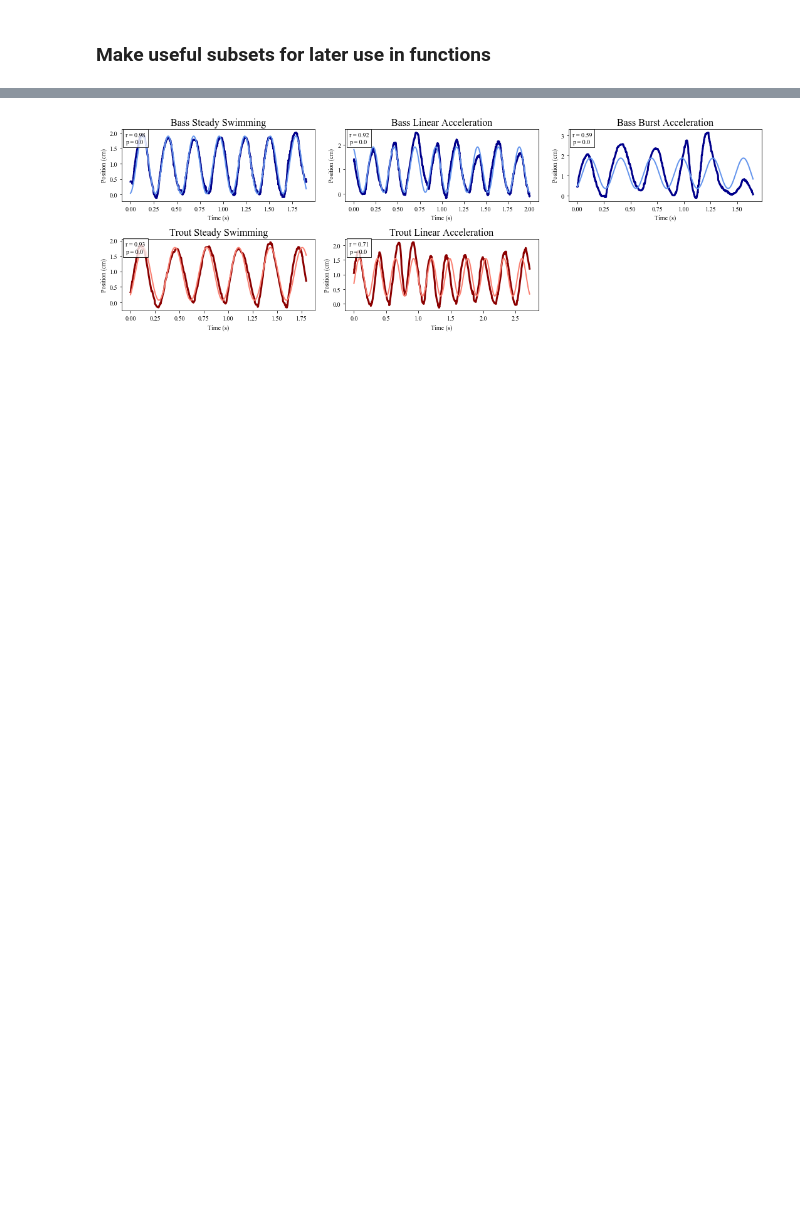
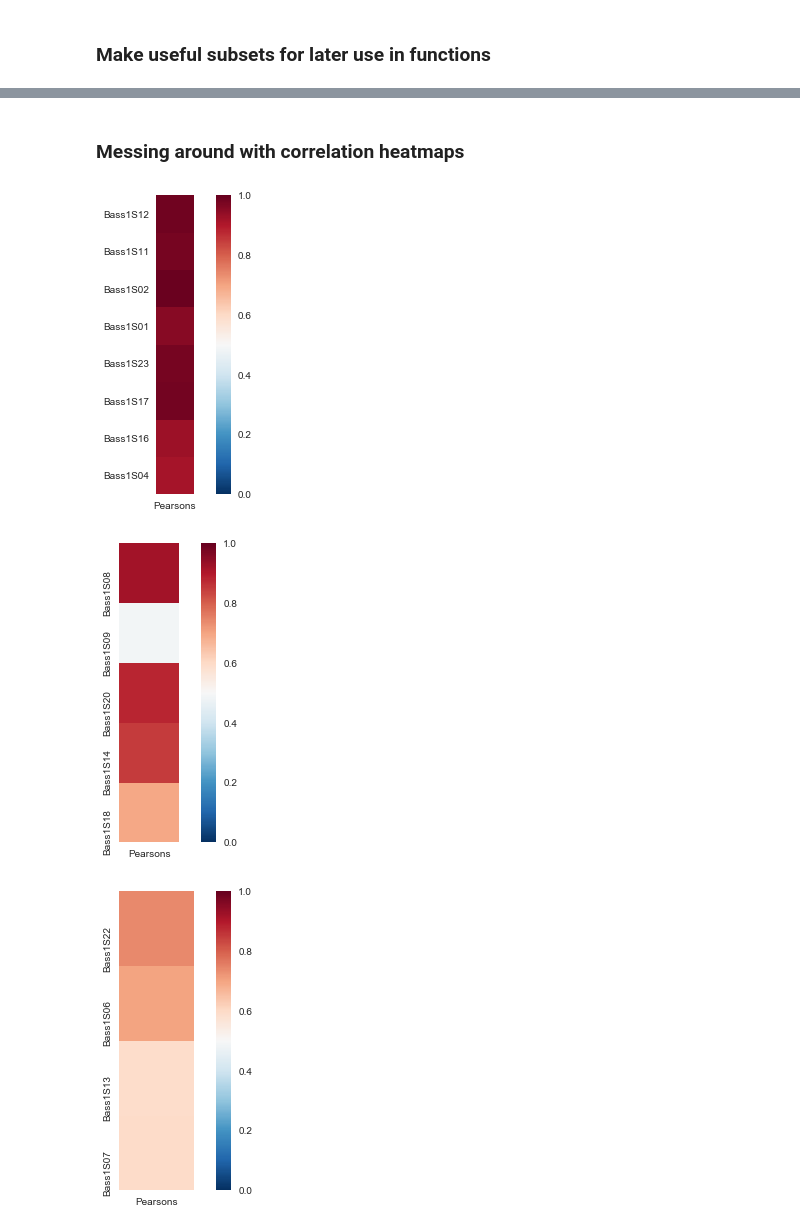
Before and after one commit to kfeilich/FishTrackProcessing, a Jupyter notebook: AccelerationCodeTesting.ipynb, the cells around one changed output, grey strips where cells are left out. Saved outputs shown, nothing was run; the diff lists cells and outputs as text; code cells hidden in the pictures; blank space fills up the shorter version.

Commit message:
Additions to ms draft, messing in jupyter notebook with correlation heatmaps

```diff
--- a/AccelerationCodeTesting.ipynb
+++ b/AccelerationCodeTesting.ipynb
@@ -99,26 +50,48 @@ def plot_fit_sine_forfig(nrows, ncols, number, trial, tracklist,
-# %%
-plt.style.use('mystyle.mplstyle')
-
-fig4 = plt.figure(figsize = (15,5))
-
-
-# Bass Steady De-trended trace, 2Ls
-ax1_4 = plot_fit_sine_forfig(2, 3, 1, 'Bass1S11', tracklist, corr_w_sin)
-ax1_4.set_title('Bass Steady Swimming')
-# Bass LinAcc De-trended trace,2Ls
-ax2_4 = plot_fit_sine_forfig(2, 3, 2, 'Bass1S08', tracklist, corr_w_sin)
-ax2_4.set_title('Bass Linear Acceleration')
-# Bass Burst De-trended trace, 2Ls
-ax3_4 = plot_fit_sine_forfig(2, 3, 3, 'Bass1S13', tracklist, corr_w_sin)
-ax3_4.set_title('Bass Burst Acceleration')
-# Trout Steady De-trended
-ax7_3 = plot_fit_sine_forfig(2, 3, 4, 'BTrout1S03', tracklist, corr_w_sin)
-ax7_3.set_title('Trout Steady Swimming')
-# Trout LinAcc De-trended trace, 2Ls
-ax8_3 = plot_fit_sine_forfig(2, 3, 5, 'BTrout2S01', tracklist, corr_w_sin)
-ax8_3.set_title('Trout Linear Acceleration')
-plt.tight_layout()
-
-plt.show()
-# %% [output]
-[figure, removed]
+# %%
+bass_steady_corr_w_sin = sin_corr(bass_steady_subset, tracklist, finbeat_byT)
+trout_steady_corr_w_sin = sin_corr(trout_steady_subset, tracklist, finbeat_byT)
+
+bass_linacc_corr_w_sin = sin_corr(bass_linacc_subset, tracklist, finbeat_byT)
+trout_linacc_corr_w_sin = sin_corr(trout_linacc_subset, tracklist, finbeat_byT)
+
+bass_burst_corr_w_sin = sin_corr(bass_burst_subset, tracklist, finbeat_byT)
+trout_burst_corr_w_sin = sin_corr(trout_burst_subset, tracklist, finbeat_byT)
+
+
+#plot_fit_sine(trout_subset, tracklist, corr_w_sin)
+# %% [markdown]
+### Messing around with correlation heatmaps
+# %%
+bass_steady_corr_sort = bass_steady_corr_w_sin.sort_values(by=['Behavior', 'InitSpd', 'Pearsons'], ascending = False)
+trout_steady_corr_sort = trout_steady_corr_w_sin.sort_values(by=['Behavior', 'InitSpd', 'Pearsons'], ascending = False)
+
+bass_linacc_corr_sort = bass_linacc_corr_w_sin.sort_values(by=['Behavior', 'InitSpd', 'Pearsons'], ascending = False)
+trout_linacc_corr_sort = trout_linacc_corr_w_sin.sort_values(by=['Behavior', 'InitSpd', 'Pearsons'], ascending = False)
+
+bass_burst_corr_sort = bass_burst_corr_w_sin.sort_values(by=['Behavior', 'InitSpd', 'Pearsons'], ascending = False)
+trout_burst_corr_sort = trout_burst_corr_w_sin.sort_values(by=['Behavior', 'InitSpd', 'Pearsons'], ascending = False)
+# %%
+import pandas as pd
+bass_steady_corr_sort= bass_steady_corr_sort.dropna(axis=0, how='any')
+bass_steady_corr_sort['Pearsons']= bass_steady_corr_sort['Pearsons'].apply(pd.to_numeric)
+
+bass_linacc_corr_sort= bass_linacc_corr_sort.dropna(axis=0, how='any')
+bass_linacc_corr_sort['Pearsons']= bass_linacc_corr_sort['Pearsons'].apply(pd.to_numeric)
+
+bass_burst_corr_sort= bass_burst_corr_sort.dropna(axis=0, how='any')
+bass_burst_corr_sort['Pearsons']= bass_burst_corr_sort['Pearsons'].apply(pd.to_numeric)
+
+import seaborn as sns
+import matplotlib.pyplot as plt
+sns.heatmap(bass_steady_corr_sort[['Pearsons']], cmap = 'RdBu_r', vmin = 0.0, vmax = 1.0, square = True)
+plt.show()
+
+sns.heatmap(bass_linacc_corr_sort[['Pearsons']], cmap = 'RdBu_r', vmin = 0.0, vmax = 1.0, square = True)
+plt.show()
+
+sns.heatmap(bass_burst_corr_sort[['Pearsons']], cmap = 'RdBu_r', vmin = 0.0, vmax = 1.0, square = True)
+plt.show()
+# %% [output]
+[figure, added]
+[figure, added]
+[figure, added]
```
Also changed, not shown: parts of 10 cells of this notebook, 3 other files.
